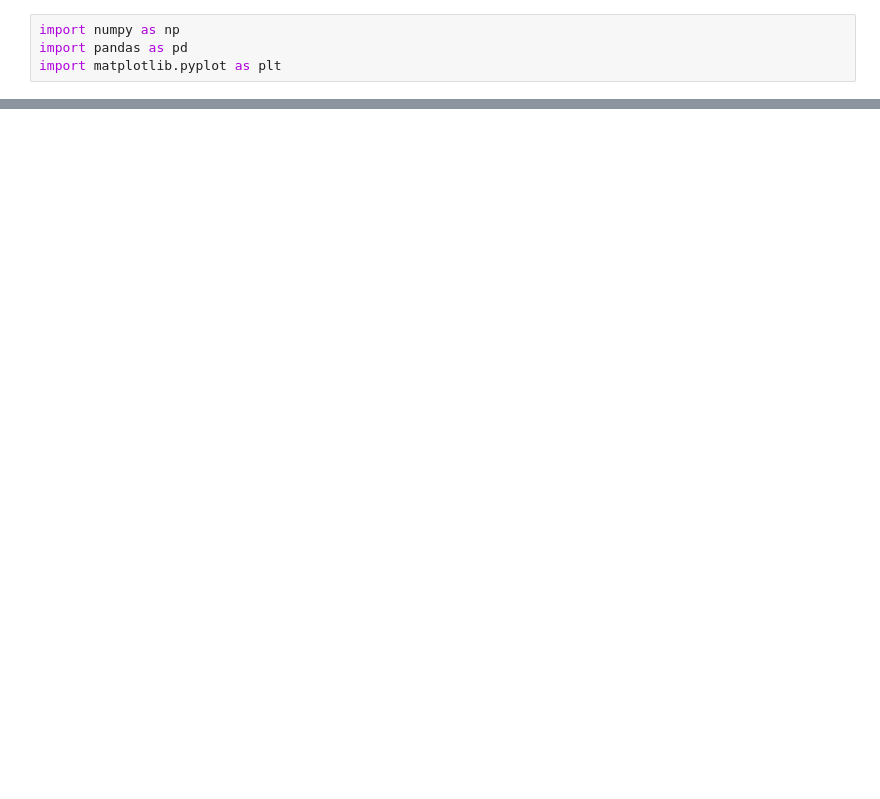
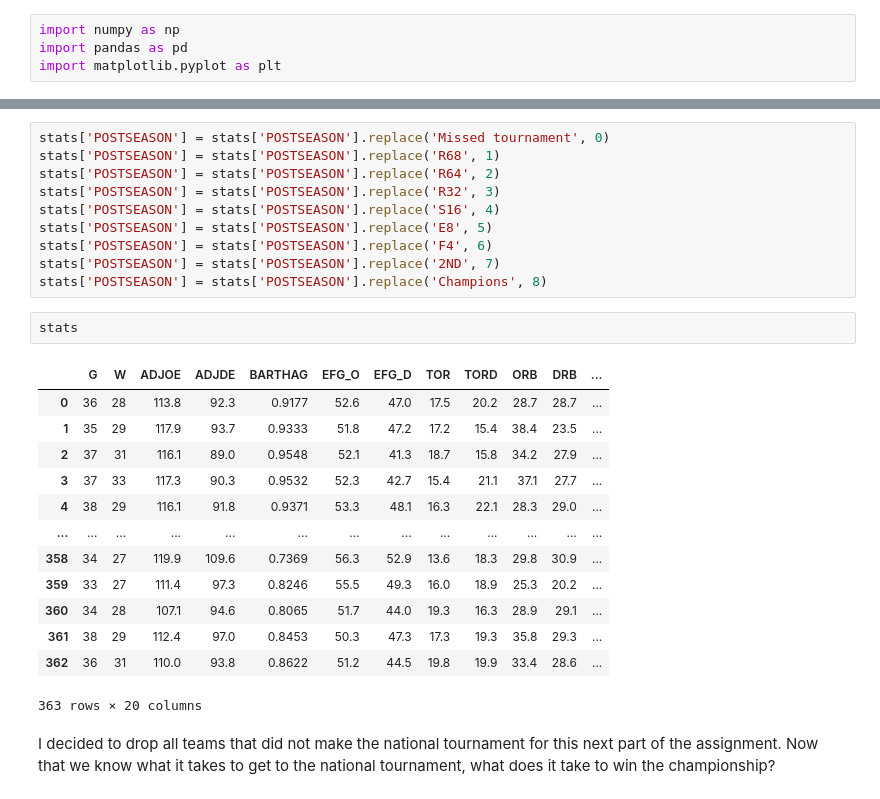
Before and after one commit to zacmac13/Methods-in-Data-Science, a Jupyter notebook: project.ipynb, the cells around one changed output, grey strips where cells are left out. Cells and saved outputs as stored; diff of their text form; blank space fills up the shorter version.

```diff
--- a/project.ipynb
+++ b/project.ipynb
@@ -410,0 +141,28 @@ The pruned tree has a lower test error rate.
+# %%
+stats['POSTSEASON'] = stats['POSTSEASON'].replace('Missed tournament', 0)
+stats['POSTSEASON'] = stats['POSTSEASON'].replace('R68', 1)
+stats['POSTSEASON'] = stats['POSTSEASON'].replace('R64', 2)
+stats['POSTSEASON'] = stats['POSTSEASON'].replace('R32', 3)
+stats['POSTSEASON'] = stats['POSTSEASON'].replace('S16', 4)
+stats['POSTSEASON'] = stats['POSTSEASON'].replace('E8', 5)
+stats['POSTSEASON'] = stats['POSTSEASON'].replace('F4', 6)
+stats['POSTSEASON'] = stats['POSTSEASON'].replace('2ND', 7)
+stats['POSTSEASON'] = stats['POSTSEASON'].replace('Champions', 8)
+# %%
+stats
+# %% [output]
+|  | G | W | ADJOE | ADJDE | BARTHAG | EFG_O | EFG_D | TOR | TORD | ORB | DRB | ... |
+| 0 | 36 | 28 | 113.8 | 92.3 | 0.9177 | 52.6 | 47.0 | 17.5 | 20.2 | 28.7 | 28.7 | ... |
+| 1 | 35 | 29 | 117.9 | 93.7 | 0.9333 | 51.8 | 47.2 | 17.2 | 15.4 | 38.4 | 23.5 | ... |
+| 2 | 37 | 31 | 116.1 | 89.0 | 0.9548 | 52.1 | 41.3 | 18.7 | 15.8 | 34.2 | 27.9 | ... |
+| 3 | 37 | 33 | 117.3 | 90.3 | 0.9532 | 52.3 | 42.7 | 15.4 | 21.1 | 37.1 | 27.7 | ... |
+| 4 | 38 | 29 | 116.1 | 91.8 | 0.9371 | 53.3 | 48.1 | 16.3 | 22.1 | 28.3 | 29.0 | ... |
+| ... | ... | ... | ... | ... | ... | ... | ... | ... | ... | ... | ... | ... |
+| 358 | 34 | 27 | 119.9 | 109.6 | 0.7369 | 56.3 | 52.9 | 13.6 | 18.3 | 29.8 | 30.9 | ... |
+| 359 | 33 | 27 | 111.4 | 97.3 | 0.8246 | 55.5 | 49.3 | 16.0 | 18.9 | 25.3 | 20.2 | ... |
+| 360 | 34 | 28 | 107.1 | 94.6 | 0.8065 | 51.7 | 44.0 | 19.3 | 16.3 | 28.9 | 29.1 | ... |
+| 361 | 38 | 29 | 112.4 | 97.0 | 0.8453 | 50.3 | 47.3 | 17.3 | 19.3 | 35.8 | 29.3 | ... |
+| 362 | 36 | 31 | 110.0 | 93.8 | 0.8622 | 51.2 | 44.5 | 19.8 | 19.9 | 33.4 | 28.6 | ... |
+363 rows × 20 columns
+# %% [markdown]
+I decided to drop all teams that did not make the national tournament for this next part of the assignment. Now that we know what it takes to get to the national tournament, what does it take to win the championship?
```
Also changed, not shown: parts of 51 cells of this notebook.
